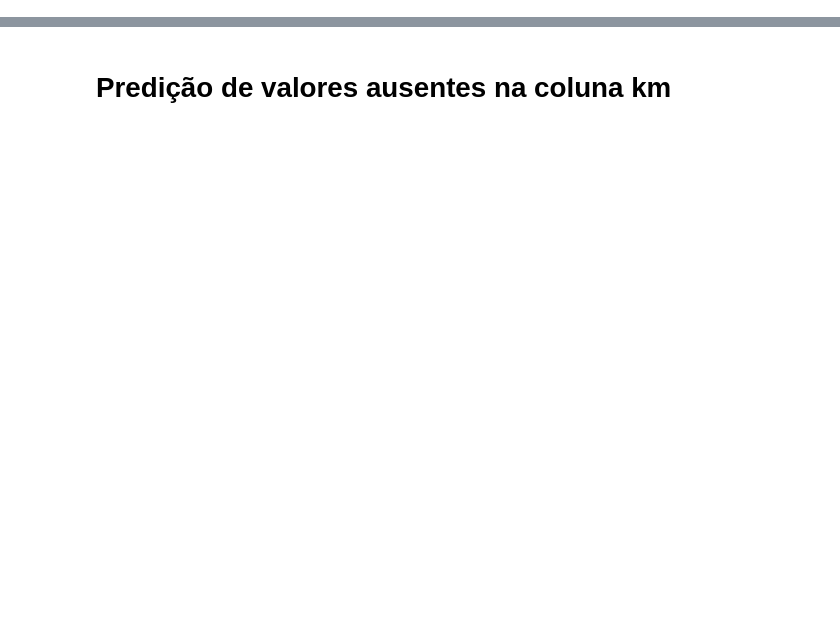
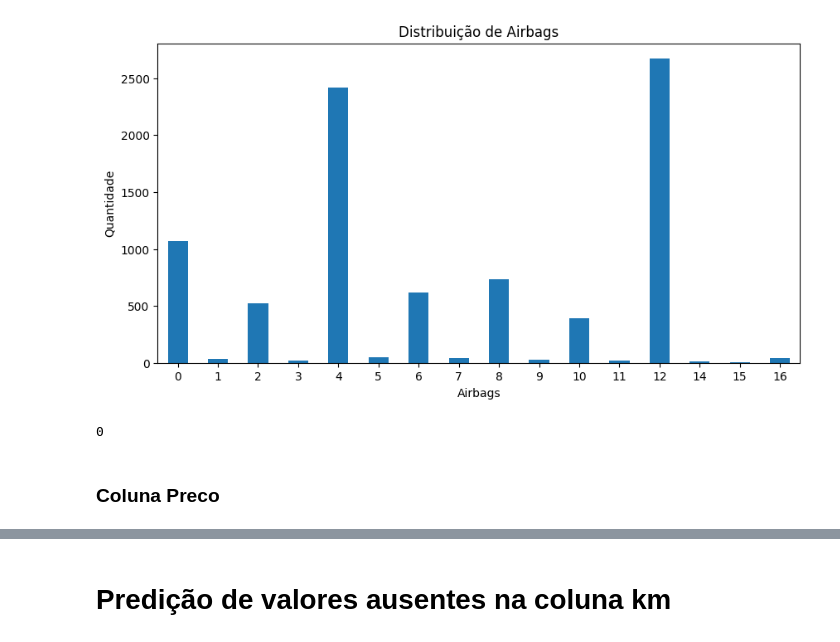
Before and after one commit to adrianop/ESE410035---Introducao-ao-Aprendizado-de-Maquina, a Jupyter notebook: 1 - analise_exploratoria.ipynb, the cells around one changed output, grey strips where cells are left out. Saved outputs shown, nothing was run; the diff lists cells and outputs as text; code cells hidden in the pictures; blank space fills up the shorter version.

```diff
--- a/1 - analise_exploratoria.ipynb
+++ b/1 - analise_exploratoria.ipynb
@@ -296,0 +496,4 @@ Name: count, dtype: int64
+# %%
+## Decidido por excluir a coluna "Rodas" devido a não conseguir entender o significado desse campo.
+colunas_excluir = ["Rodas"]
+df = df.drop(columns=colunas_excluir, errors="ignore")
@@ -403,23 +581,0 @@ df['Volume_motor'].isna().sum()
-# %%
-plt.rcParams["figure.figsize"] = (10, 5)
-
-for col in df.columns:
-    plt.figure()
-
-    # tenta identificar se é numérica
-    if pd.api.types.is_numeric_dtype(df[col]):
-        df[col].dropna().plot(kind="hist", bins=30)
-        plt.title(f"Distribuição de {col}")
-        plt.xlabel(col)
-        plt.ylabel("Frequência")
-
-    else:
-        contagem = df[col].astype(str).value_counts().head(20)
-        contagem.plot(kind="bar")
-        plt.title(f"Frequência de {col}")
-        plt.xlabel(col)
-        plt.ylabel("Quantidade")
-        plt.xticks(rotation=45, ha="right")
-
-    plt.tight_layout()
-    plt.show()
@@ -541,0 +609,15 @@ Faltantes restantes: 0
+# %%
+df["Airbags"].value_counts().sort_index().plot(kind="bar")
+plt.xlabel("Airbags")
+plt.ylabel("Quantidade")
+plt.title("Distribuição de Airbags")
+plt.xticks(rotation=0)
+plt.show()
+# %% [output]
+[figure, added]
+# %%
+df['Airbags'].isna().sum()
+# %% [output]
+0
+# %% [markdown]
+### Coluna Preco
```
Also changed, not shown: parts of 127 cells of this notebook, 6 other files.
